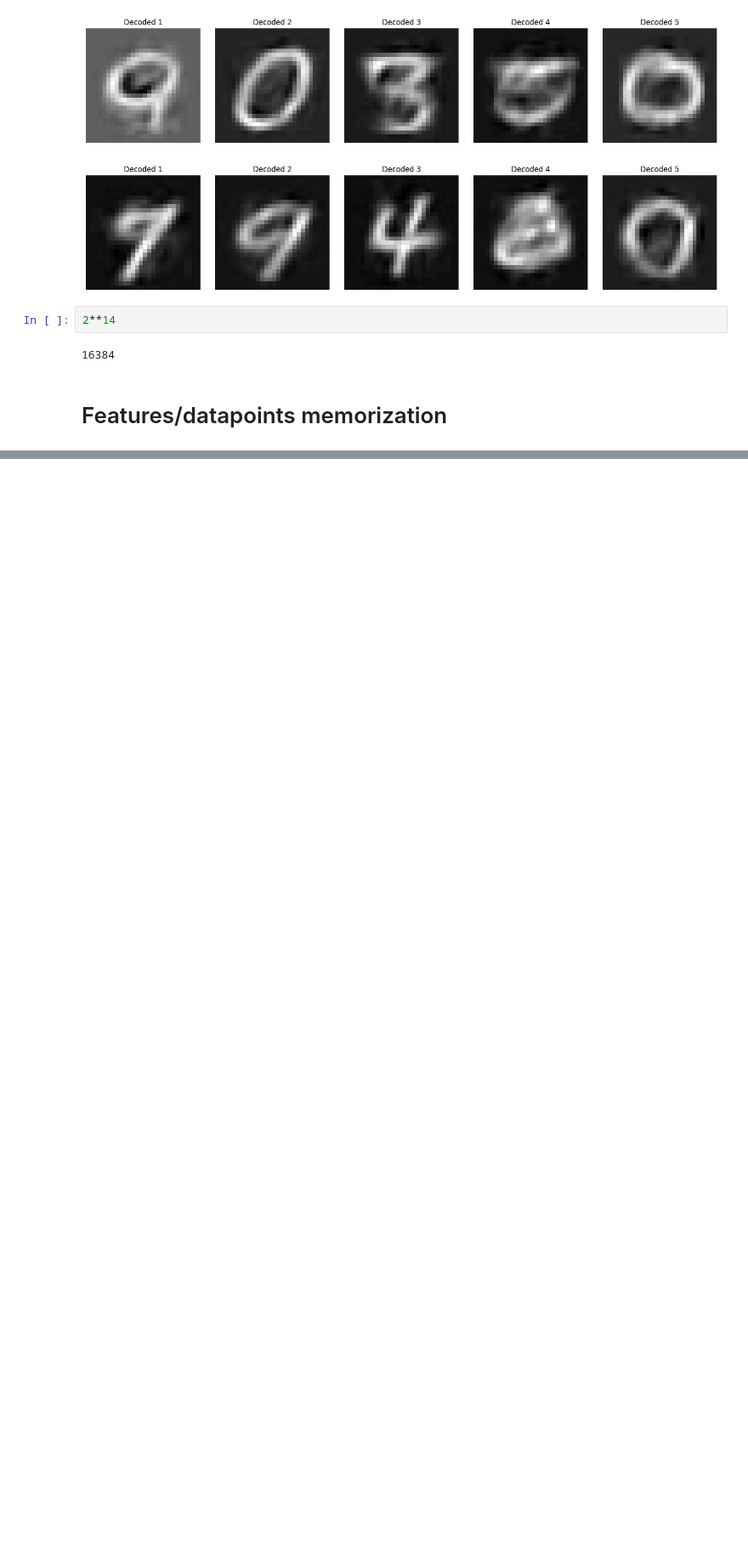
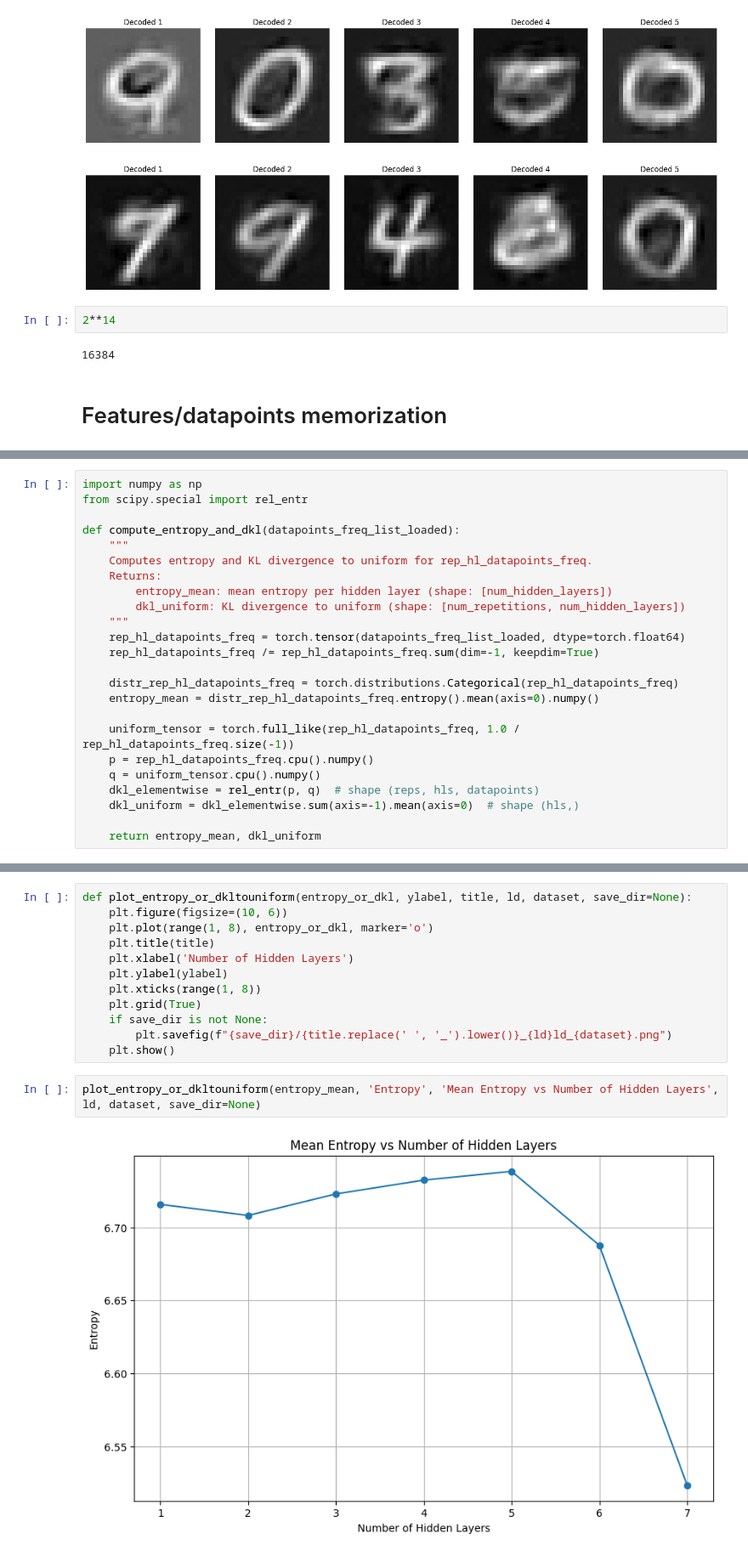
Before and after one commit to EnricoFrau/Autoencoders-Abstraction, a Jupyter notebook: notebooks/overlap_analysis.ipynb, the cells around one changed output, grey strips where cells are left out. Shown at 85% size. Drawn from its saved outputs; the diff is of its cells as text; blank space fills up the shorter version.

```diff
--- a/notebooks/overlap_analysis.ipynb
+++ b/notebooks/overlap_analysis.ipynb
@@ -947,0 +702,24 @@ plot_multiple_labels_frequencies_histograms(hl_labels_freq_mean, cmap_name='autu
+# %%
+import numpy as np
+from scipy.special import rel_entr
+
+def compute_entropy_and_dkl(datapoints_freq_list_loaded):
+    """
+    Computes entropy and KL divergence to uniform for rep_hl_datapoints_freq.
+    Returns:
+        entropy_mean: mean entropy per hidden layer (shape: [num_hidden_layers])
+        dkl_uniform: KL divergence to uniform (shape: [num_repetitions, num_hidden_layers])
+    """
+    rep_hl_datapoints_freq = torch.tensor(datapoints_freq_list_loaded, dtype=torch.float64)
+    rep_hl_datapoints_freq /= rep_hl_datapoints_freq.sum(dim=-1, keepdim=True)
+
+    distr_rep_hl_datapoints_freq = torch.distributions.Categorical(rep_hl_datapoints_freq)
+    entropy_mean = distr_rep_hl_datapoints_freq.entropy().mean(axis=0).numpy()
+
+    uniform_tensor = torch.full_like(rep_hl_datapoints_freq, 1.0 / rep_hl_datapoints_freq.size(-1))
+    p = rep_hl_datapoints_freq.cpu().numpy()
+    q = uniform_tensor.cpu().numpy()
+    dkl_elementwise = rel_entr(p, q)  # shape (reps, hls, datapoints)
+    dkl_uniform = dkl_elementwise.sum(axis=-1).mean(axis=0)  # shape (hls,)
+
+    return entropy_mean, dkl_uniform
@@ -947,0 +731,16 @@ plot_multiple_labels_frequencies_histograms(hl_labels_freq_mean, cmap_name='autu
+# %%
+def plot_entropy_or_dkltouniform(entropy_or_dkl, ylabel, title, ld, dataset, save_dir=None):
+    plt.figure(figsize=(10, 6))
+    plt.plot(range(1, 8), entropy_or_dkl, marker='o')
+    plt.title(title)
+    plt.xlabel('Number of Hidden Layers')
+    plt.ylabel(ylabel)
+    plt.xticks(range(1, 8))
+    plt.grid(True)
+    if save_dir is not None:
+        plt.savefig(f"{save_dir}/{title.replace(' ', '_').lower()}_{ld}ld_{dataset}.png")
+    plt.show()
+# %%
+plot_entropy_or_dkltouniform(entropy_mean, 'Entropy', 'Mean Entropy vs Number of Hidden Layers', ld, dataset, save_dir=None)
+# %% [output]
+[figure, added]
```
Also changed, not shown: parts of 42 cells of this notebook, 14 other files.
